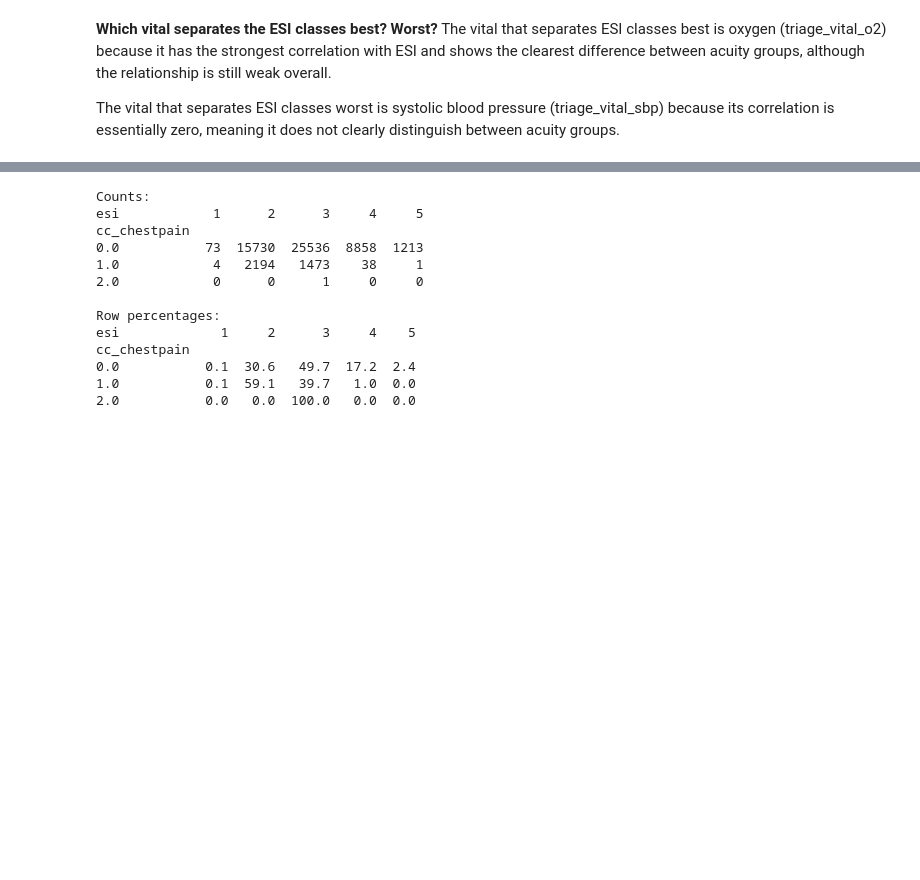
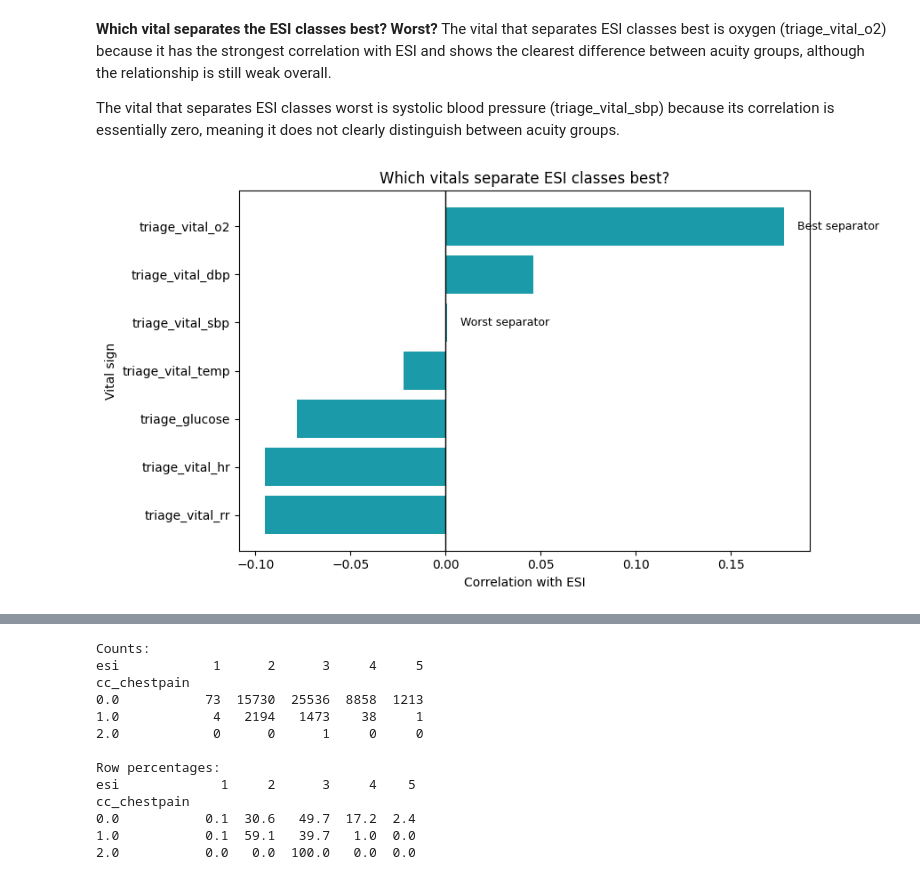
Before and after one commit to tinadams/carisurg-portfolio, a Jupyter notebook: notebooks/week_5_Tutorial3_Exploratory_Visualisation_STUDENT.ipynb, the cells around one changed output, grey strips where cells are left out. Cells and saved outputs as stored; diff of their text form; code cells hidden in the pictures; blank space fills up the shorter version.

```diff
--- a/notebooks/week_5_Tutorial3_Exploratory_Visualisation_STUDENT.ipynb
+++ b/notebooks/week_5_Tutorial3_Exploratory_Visualisation_STUDENT.ipynb
@@ -405,3 +411,44 @@ plt.show()
 The vital that separates ESI classes best is oxygen (triage_vital_o2) because it has the strongest correlation with ESI and shows the clearest difference between acuity groups,  although the relationship is still weak overall.
 
 The vital that separates ESI classes worst is systolic blood pressure (triage_vital_sbp) because its correlation is essentially zero, meaning it does not clearly distinguish between acuity groups.
+# %%
+# Plot which vital signs separate ESI classes best using correlation with ESI.
+
+# Create a table of vital sign correlations from the analysis.
+vital_corr = pd.DataFrame({
+    "vital": [
+        "triage_vital_o2",
+        "triage_vital_rr",
+        "triage_vital_hr",
+        "triage_glucose",
+        "triage_vital_temp",
+        "triage_vital_dbp",
+        "triage_vital_sbp"
+    ],
+    "correlation_with_esi": [0.178, -0.095, -0.095, -0.078, -0.022, 0.046, 0.001]
+})
+
+# Sort the values so the chart is easier to read.
+vital_corr = vital_corr.sort_values("correlation_with_esi")
+
+fig, ax = plt.subplots(figsize=(9, 5))
+
+# Draw a horizontal bar chart of each vital's correlation with ESI.
+ax.barh(vital_corr["vital"], vital_corr["correlation_with_esi"], color="#1B9AAA")
+
+# Add a vertical line at zero to separate positive and negative correlations.
+ax.axvline(0, color="black", linewidth=1)
+
+ax.set_title("Which vitals separate ESI classes best?")
+ax.set_xlabel("Correlation with ESI")
+ax.set_ylabel("Vital sign")
+
+# Label the best and worst separators.
+ax.text(0.185, "triage_vital_o2", "Best separator", va="center", fontsize=9)
+ax.text(0.008, "triage_vital_sbp", "Worst separator", va="center", fontsize=9)
+
+plt.tight_layout()
+plt.savefig("figs/11_vital_correlations_with_esi.png", dpi=110)
+plt.show()
+# %% [output]
+[figure, added]
```
Also changed, not shown: parts of 19 cells of this notebook.
